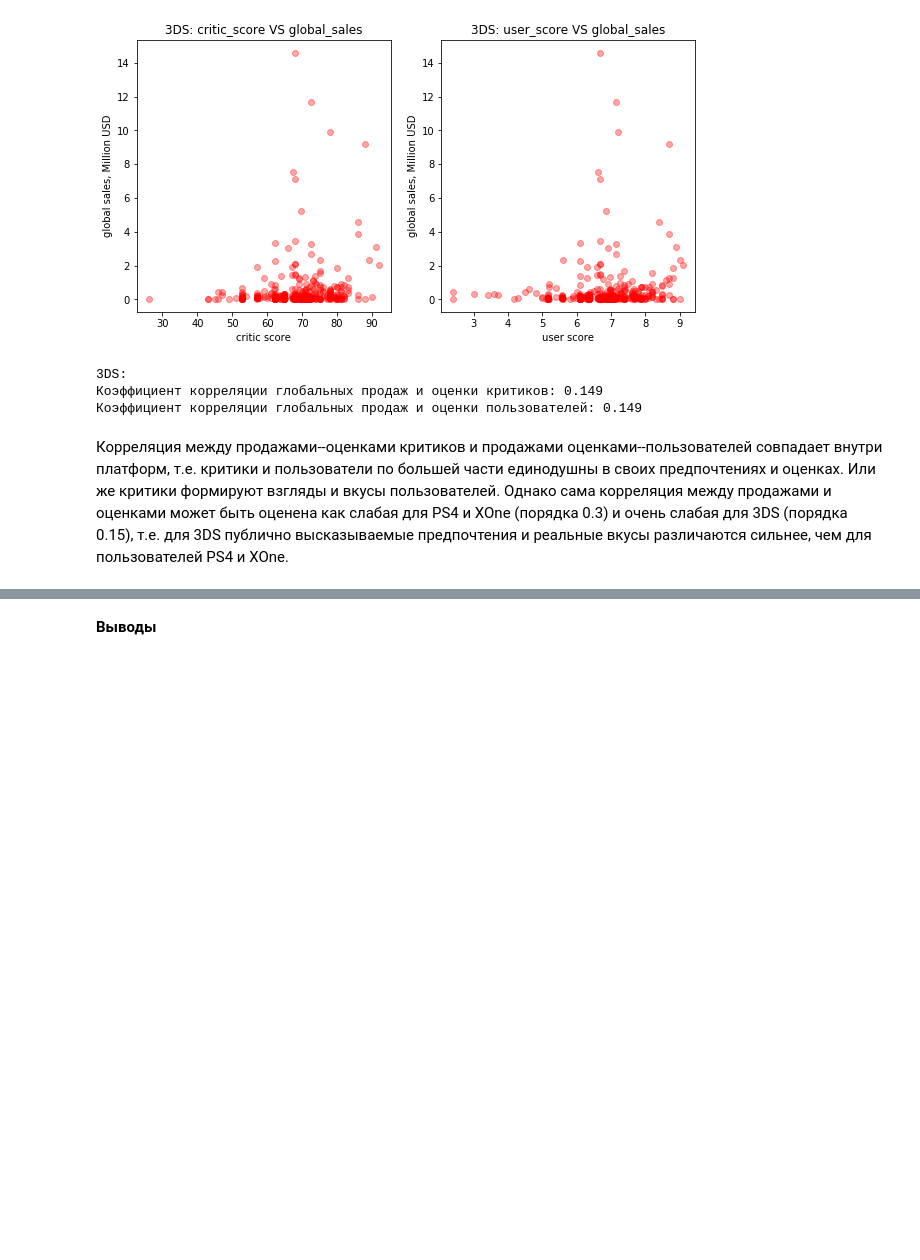
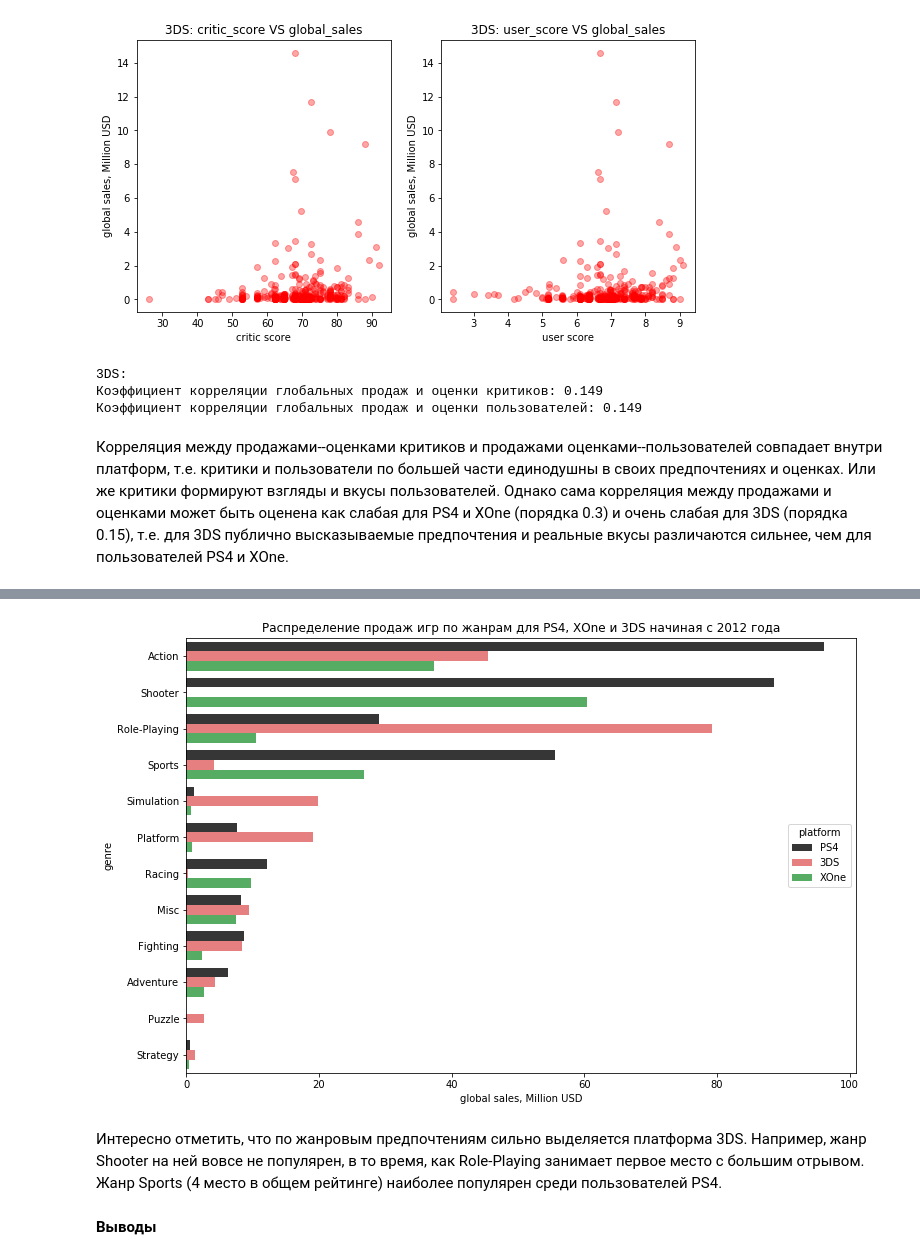
Before and after one commit to nktnlx/data_analysis_portfolio, a Jupyter notebook: video_games_sales.ipynb, the cells around one changed output, grey strips where cells are left out. Saved outputs shown, nothing was run; the diff lists cells and outputs as text; code cells hidden in the pictures; blank space fills up the shorter version.

```diff
--- a/video_games_sales.ipynb
+++ b/video_games_sales.ipynb
@@ -1619,2 +1644,26 @@ print('Коэффициент корреляции глобальных прод
+# %%
+# групировка по жанрам и платформам, сортировка и выборка данных
+genres_sales = df_3p.groupby(['genre', 'platform'], as_index=False).agg({'global_sales': 'sum'}).sort_values('global_sales', ascending=False)
+# %%
+# размер фигуры
+plt.figure(figsize=(12, 8))
+
+# задание параметров построения графика
+ax = sns.barplot(y=genres_sales.genre,
+                 x=genres_sales.global_sales,
+                 orient='h',
+                 color='#6925c2',
+                 palette=['#363636', '#f76f6f', '#49ba5a'],
+                 hue=genres_sales.platform,
+                 hue_order=['PS4', '3DS', 'XOne']
+                 );
+
+# подписи осей и названия
+plt.xlabel('global sales, Million USD')
+plt.title('Распределение продаж игр по жанрам для PS4, XOne и 3DS начиная с 2012 года');
+# %% [output]
+[figure, added]
+# %% [markdown]
+Интересно отметить, что по жанровым предпочтениям сильно выделяется платформа 3DS. Например, жанр Shooter на ней вовсе не популярен, в то время, как Role-Playing занимает первое место с большим отрывом. Жанр Sports (4 место в общем рейтинге) наиболее популярен среди пользователей PS4.
 # %% [markdown]
 **Выводы**
```
Also changed, not shown: parts of 26 cells of this notebook.
